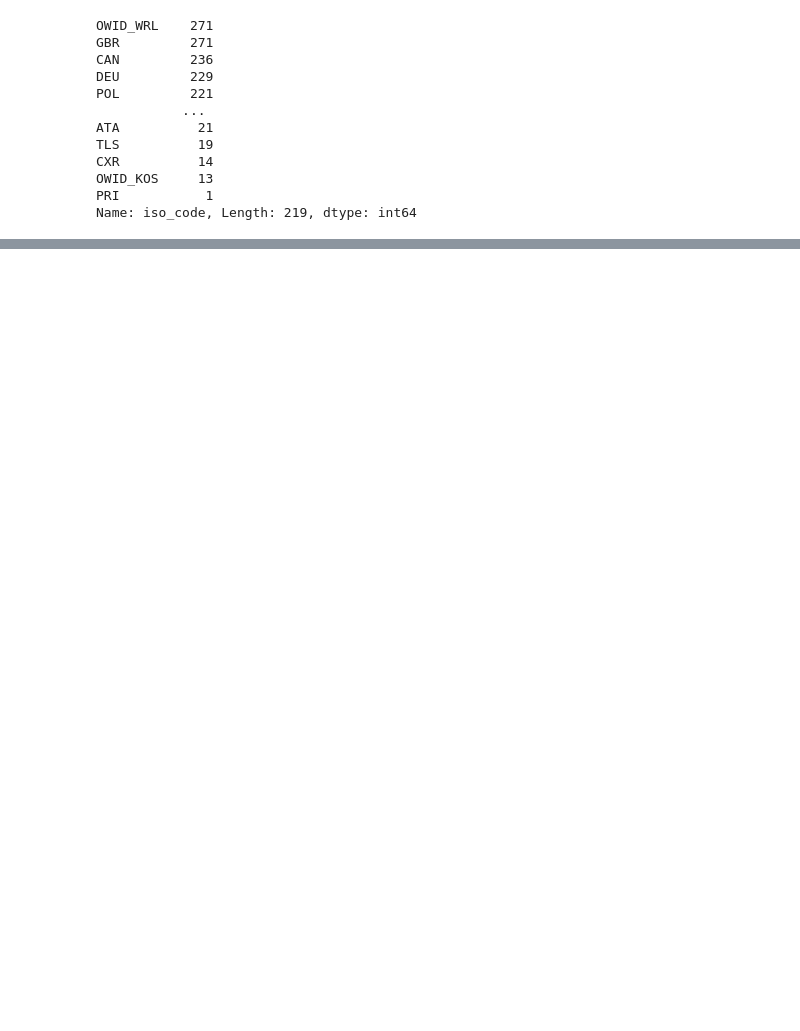
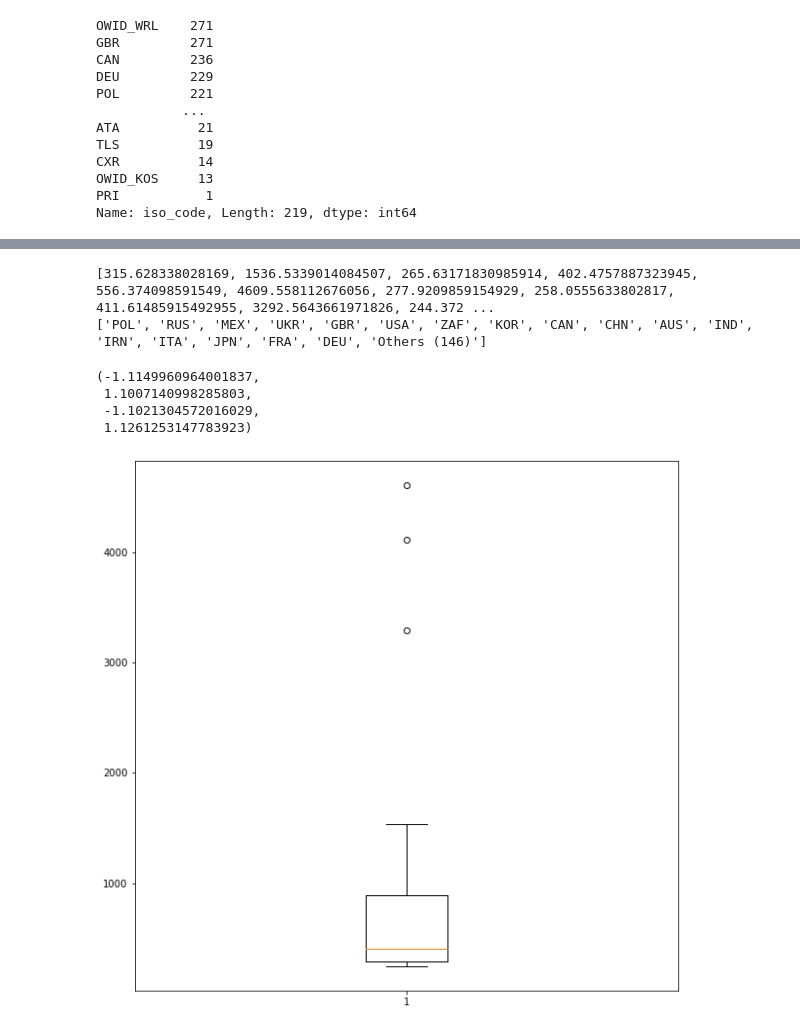
Before and after one commit to steconta/climate_change_analysis, a Jupyter notebook: climate_change_analysis.ipynb, the cells around one changed output, grey strips where cells are left out. Drawn from its saved outputs; the diff is of its cells as text; code cells hidden in the pictures; blank space fills up the shorter version.

```diff
--- a/climate_change_analysis.ipynb
+++ b/climate_change_analysis.ipynb
@@ -137,0 +191,34 @@ ax.boxplot(means)
+# %%
+#Graphics
+values = []
+labels = []
+others_value = 0
+
+for index, mean in enumerate(means):
+    if mean > 243:
+        values.append(mean)
+        labels.append(iso_codes.index[index])
+    else:
+        others_value = others_value + mean
+
+labels.append('Others (' + str(len(means) - len(values)) + ')')
+values.append(others_value)
+
+print(values)
+print(labels)
+
+
+fig, ax = plt.subplots(figsize=(10, 10))
+ax.boxplot(values)
+
+fig1, ax1 = plt.subplots(figsize=(10, 10))
+ax1.pie(values, labels=labels)
+ax1.axis("equal")
+# %% [output]
+[315.628338028169, 1536.5339014084507, 265.63171830985914, 402.4757887323945, 556.374098591549, 4609.558112676056, 277.9209859154929, 258.0555633802817, 411.61485915492955, 3292.5643661971826, 244.372 ...
+['POL', 'RUS', 'MEX', 'UKR', 'GBR', 'USA', 'ZAF', 'KOR', 'CAN', 'CHN', 'AUS', 'IND', 'IRN', 'ITA', 'JPN', 'FRA', 'DEU', 'Others (146)']
+(-1.1149960964001837,
+ 1.1007140998285803,
+ -1.1021304572016029,
+ 1.1261253147783923)
+[figure, added]
```
Also changed, not shown: parts of 7 cells of this notebook.
